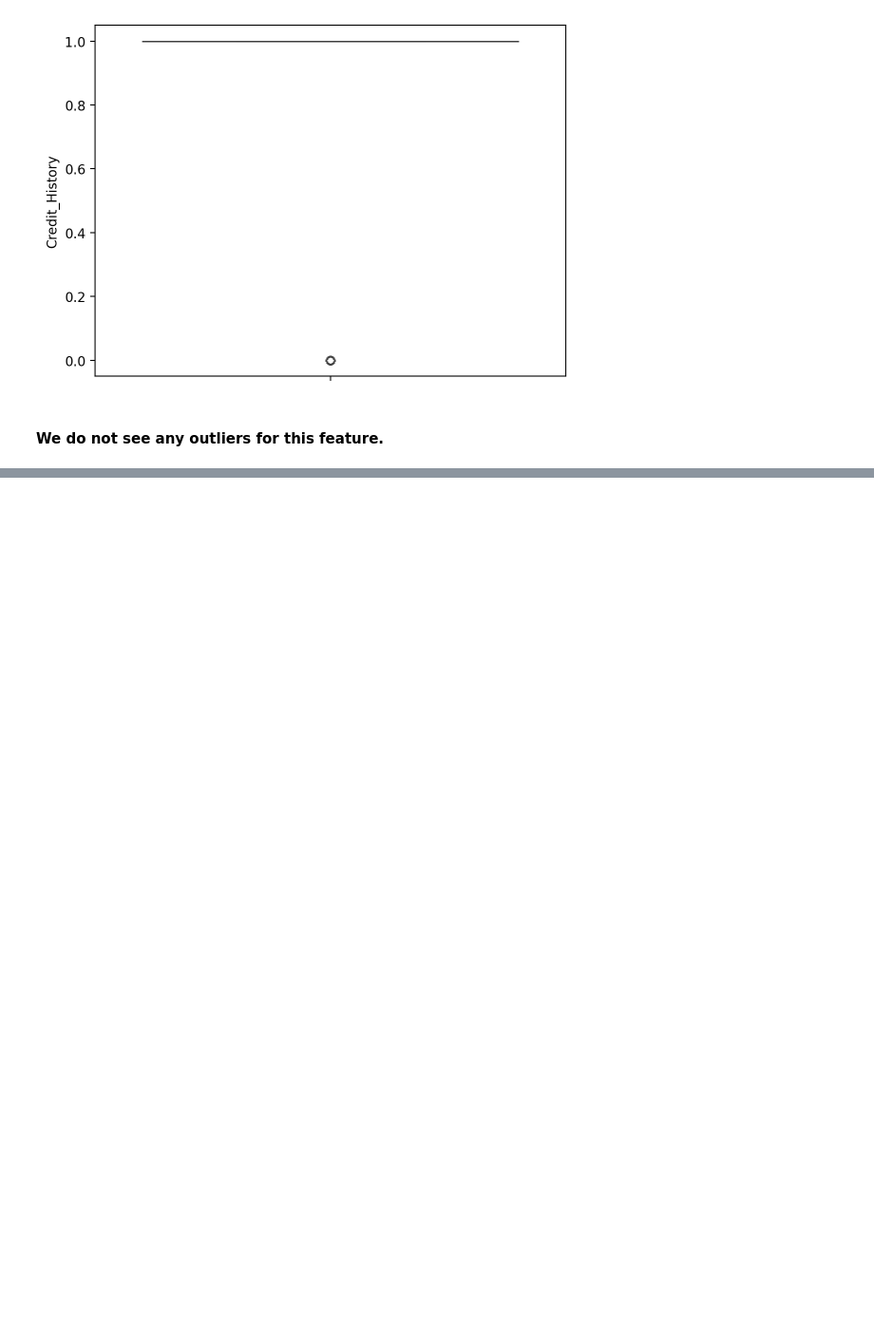
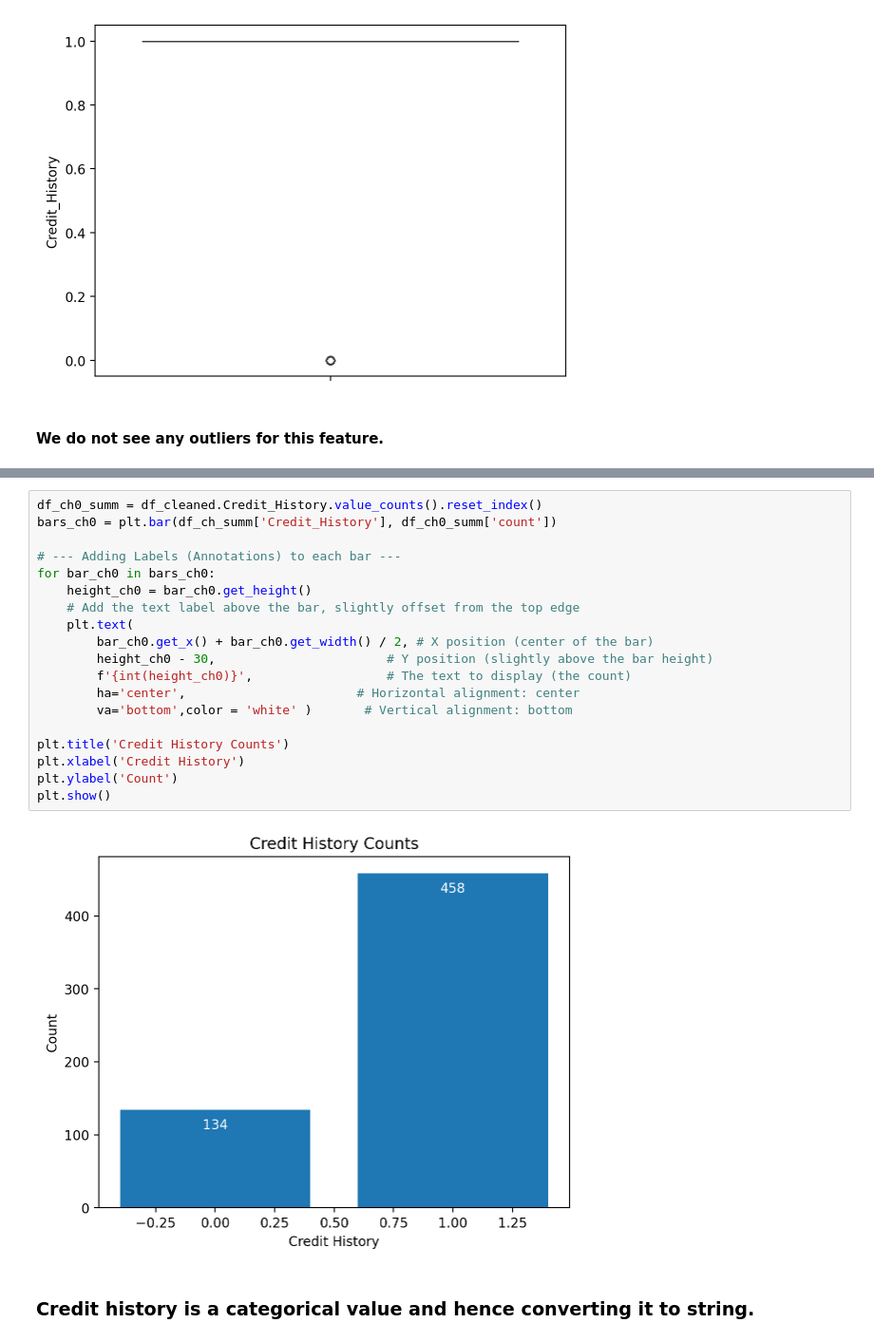
Before and after one commit to ananddiv/loan_app, a Jupyter notebook: notebooks/__marimo__/00_Initial_EDA.ipynb, the cells around one changed output, grey strips where cells are left out. Shown at 95% size. Drawn from its saved outputs; the diff is of its cells as text; blank space fills up the shorter version.

```diff
--- a/notebooks/__marimo__/00_Initial_EDA.ipynb
+++ b/notebooks/__marimo__/00_Initial_EDA.ipynb
@@ -610,0 +659,23 @@ spark.stop()
+# %%
+df_ch0_summ = df_cleaned.Credit_History.value_counts().reset_index()
+bars_ch0 = plt.bar(df_ch_summ['Credit_History'], df_ch0_summ['count'])
+
+# --- Adding Labels (Annotations) to each bar ---
+for bar_ch0 in bars_ch0:
+    height_ch0 = bar_ch0.get_height()
+    # Add the text label above the bar, slightly offset from the top edge
+    plt.text(
+        bar_ch0.get_x() + bar_ch0.get_width() / 2, # X position (center of the bar)
+        height_ch0 - 30,                       # Y position (slightly above the bar height)
+        f'{int(height_ch0)}',                  # The text to display (the count)
+        ha='center',                       # Horizontal alignment: center
+        va='bottom',color = 'white' )       # Vertical alignment: bottom
+
+plt.title('Credit History Counts')
+plt.xlabel('Credit History')
+plt.ylabel('Count')
+plt.show()
+# %% [output]
+[figure, added]
+# %% [markdown]
+### Credit history is a categorical value and hence converting it to string.
```
Also changed, not shown: parts of 31 cells of this notebook, 11 other files.
